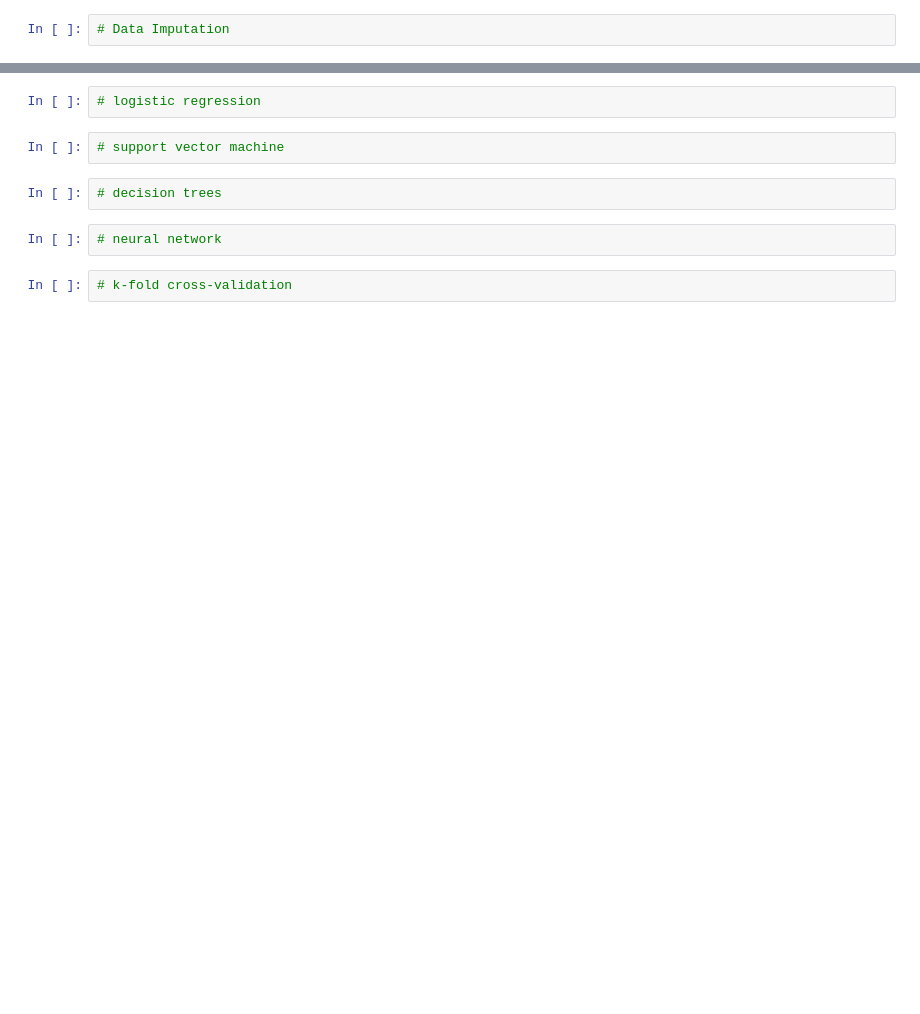
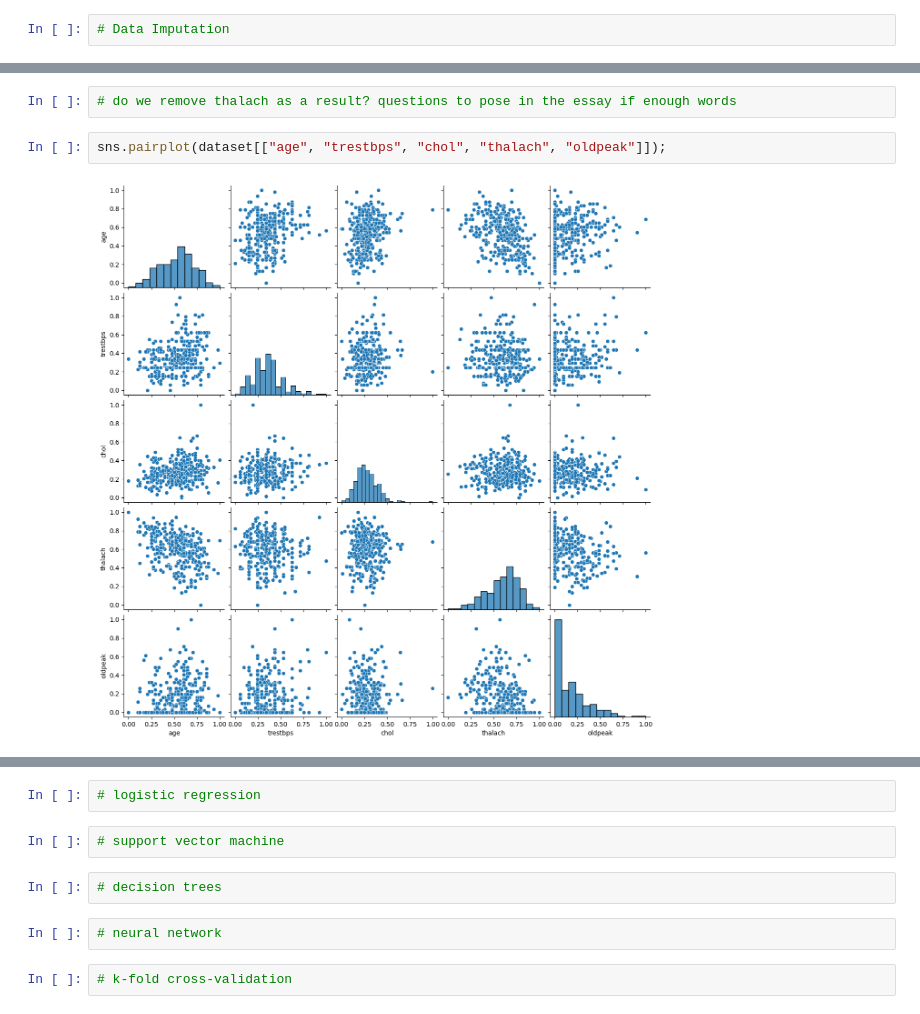
Before and after one commit to glacial-drm/Supervised-Learners, a Jupyter notebook: CW1/cw1-classification.ipynb, the cells around one changed output, grey strips where cells are left out. Saved outputs shown, nothing was run; the diff lists cells and outputs as text; blank space fills up the shorter version.

```diff
--- a/CW1/cw1-classification.ipynb
+++ b/CW1/cw1-classification.ipynb
@@ -63,2 +168,8 @@ sns.boxplot(data=dataset,ax=ax)
+# %%
+# do we remove thalach as a result? questions to pose in the essay if enough words
+# %%
+sns.pairplot(dataset[["age", "trestbps", "chol", "thalach", "oldpeak"]]);
+# %% [output]
+[figure, added]
 # %%
 # train-test-validation split
```
Also changed, not shown: parts of 11 cells of this notebook.
